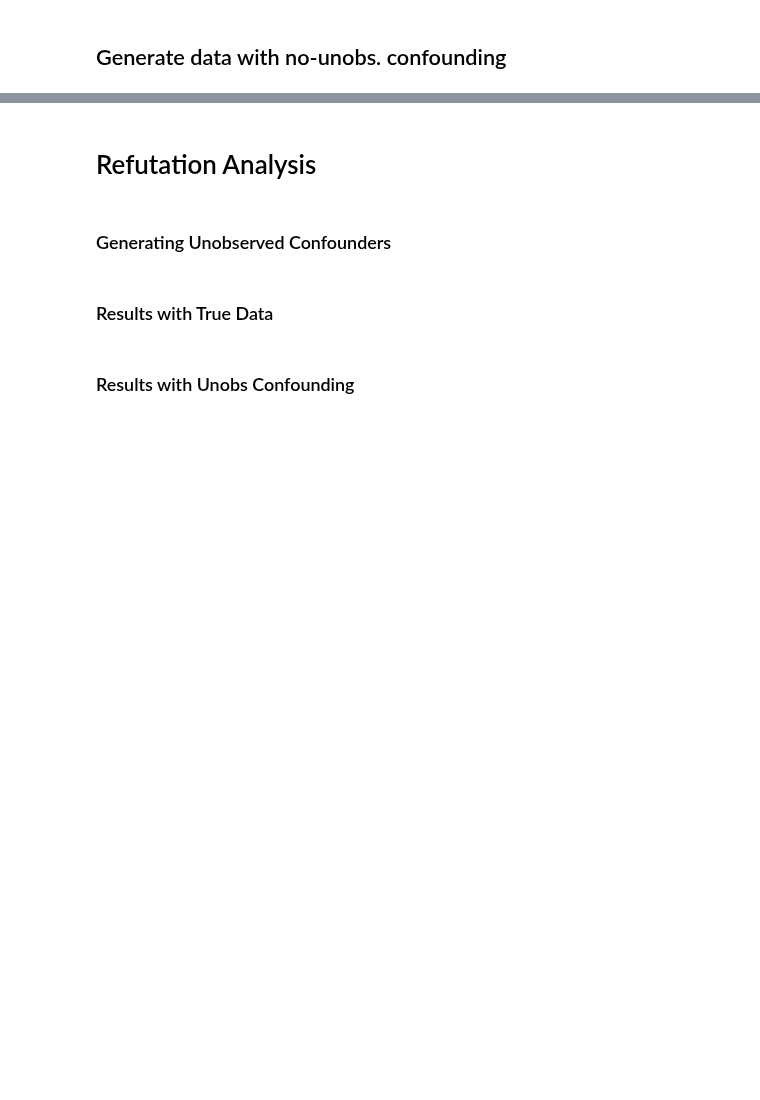
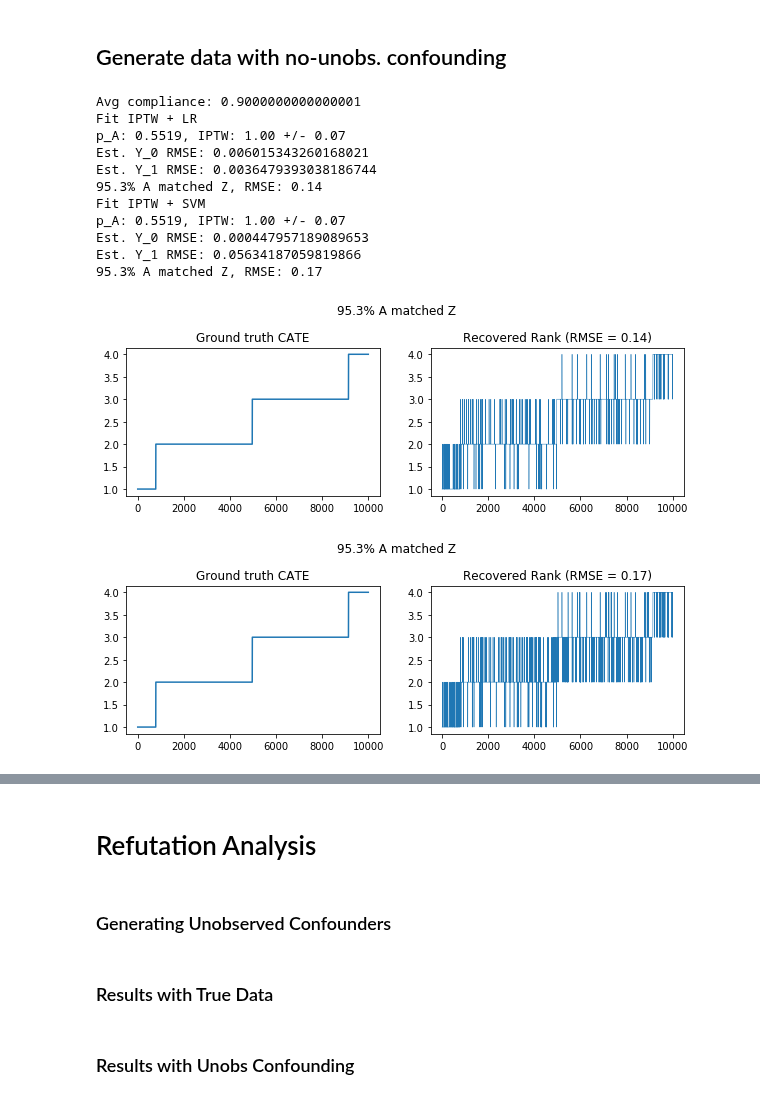
Before and after one commit to yanboxu/split-treatment-simulation, a Jupyter notebook: simulation.ipynb, the cells around one changed output, grey strips where cells are left out. Drawn from its saved outputs; the diff is of its cells as text; code cells hidden in the pictures; blank space fills up the shorter version.

```diff
--- a/simulation.ipynb
+++ b/simulation.ipynb
@@ -27,3 +29,33 @@ import pickle
 <img src="split_treatment.png" width="400"/>
 # %% [markdown]
 ## Generate data with no-unobs. confounding
+# %%
+xDim = 50
+nSim = 10000
+
+p_AgivenZ = 1
+p_AgivenNotZ = 0.1
+
+X_data, Y_data, A_data, nObs, Group_data, Y_0_data, Y_1_data, Z, A = sim_Data(xDim, nSim, p_AgivenZ, p_AgivenNotZ)
+
+print('Fit IPTW + LR')
+Yhat_0, Yhat_1 = fit_IPTW_LR(X_data, Y_data, A_data, nObs)
+a_matched_z, rmse = evaluation(Yhat_0, Yhat_1, Group_data, Y_0_data, Y_1_data, A, Z)
+
+print('Fit IPTW + SVM')
+Yhat_0, Yhat_1 = fit_IPTW_SVM(X_data, Y_data, A_data, nObs)
+a_matched_z, rmse = evaluation(Yhat_0, Yhat_1, Group_data, Y_0_data, Y_1_data, A, Z)
+# %% [output]
+Avg compliance: 0.9000000000000001
+Fit IPTW + LR
+p_A: 0.5519, IPTW: 1.00 +/- 0.07
+Est. Y_0 RMSE: 0.006015343260168021
+Est. Y_1 RMSE: 0.0036479393038186744
+95.3% A matched Z, RMSE: 0.14
+Fit IPTW + SVM
+p_A: 0.5519, IPTW: 1.00 +/- 0.07
+Est. Y_0 RMSE: 0.000447957189089653
+Est. Y_1 RMSE: 0.05634187059819866
+95.3% A matched Z, RMSE: 0.17
+[figure, added]
+[figure, added]
```
Also changed, not shown: parts of 28 cells of this notebook, 2 other files.
